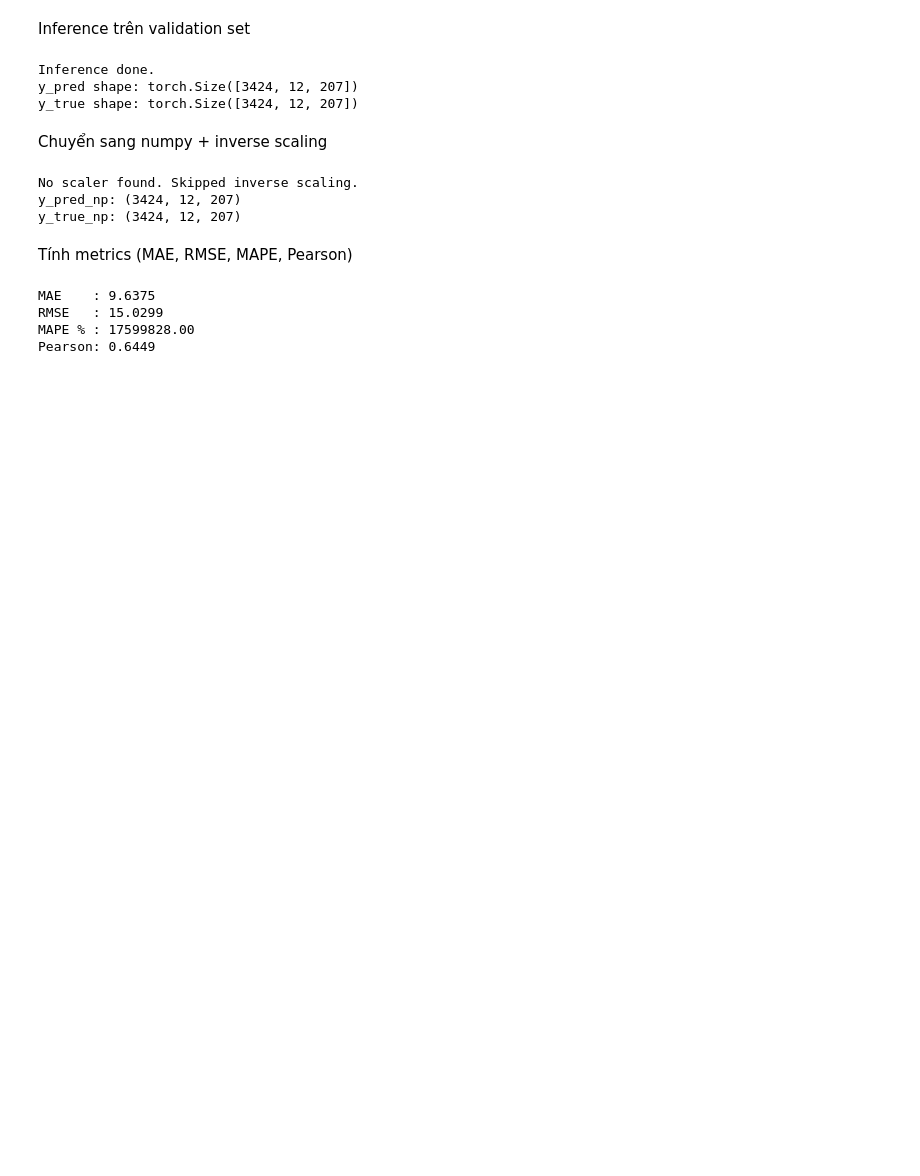
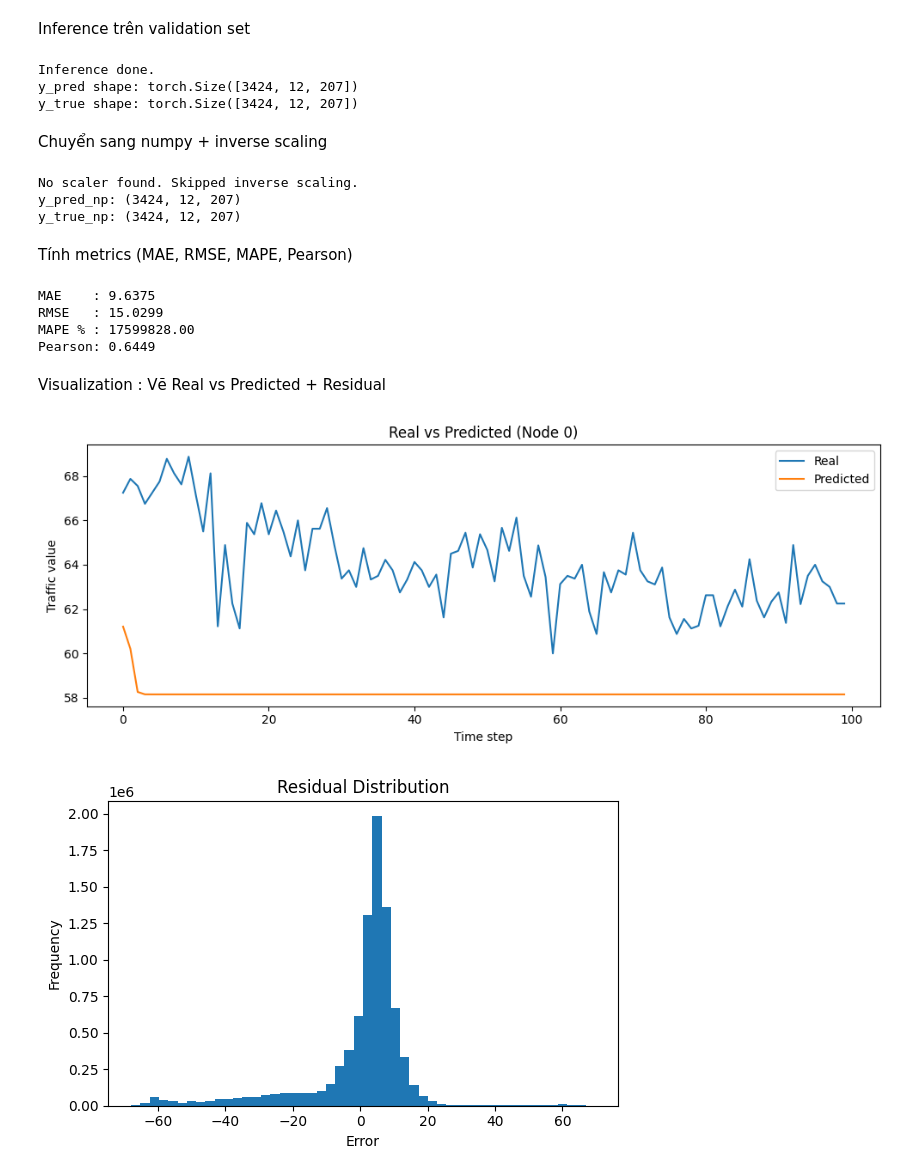
Before and after one commit to steve859/traffic_flow_prediction, a Jupyter notebook: model/notebooks/01_pretrain_STGCN.ipynb, the cells around one changed output. Drawn from its saved outputs; the diff is of its cells as text; code cells hidden in the pictures; blank space fills up the shorter version.

Commit message:
Visualization : Vẽ Real vs Predicted + Residual

```diff
--- a/model/notebooks/01_pretrain_STGCN.ipynb
+++ b/model/notebooks/01_pretrain_STGCN.ipynb
@@ -361,3 +361,36 @@ MAE    : 9.6375
 RMSE   : 15.0299
 MAPE % : 17599828.00
 Pearson: 0.6449
+# %% [markdown]
+ Visualization : Vẽ Real vs Predicted + Residual
+# %%
+# ===== Visualization =====
+import matplotlib.pyplot as plt
+
+# chọn 1 node (sensor) đại diện
+node_id = 0
+time_len = 100  # số timestep hiển thị
+
+# --- Real vs Predicted ---
+plt.figure(figsize=(10,4))
+plt.plot(y_true_np[:time_len, 0, node_id], label="Real")
+plt.plot(y_pred_np[:time_len, 0, node_id], label="Predicted")
+plt.title(f"Real vs Predicted (Node {node_id})")
+plt.xlabel("Time step")
+plt.ylabel("Traffic value")
+plt.legend()
+plt.tight_layout()
+plt.show()
+
+# --- Residual Distribution ---
+residual = y_true_np - y_pred_np
+plt.figure(figsize=(6,4))
+plt.hist(residual.flatten(), bins=50)
+plt.title("Residual Distribution")
+plt.xlabel("Error")
+plt.ylabel("Frequency")
+plt.tight_layout()
+plt.show()
+# %% [output]
+[figure, added]
+[figure, added]
```
